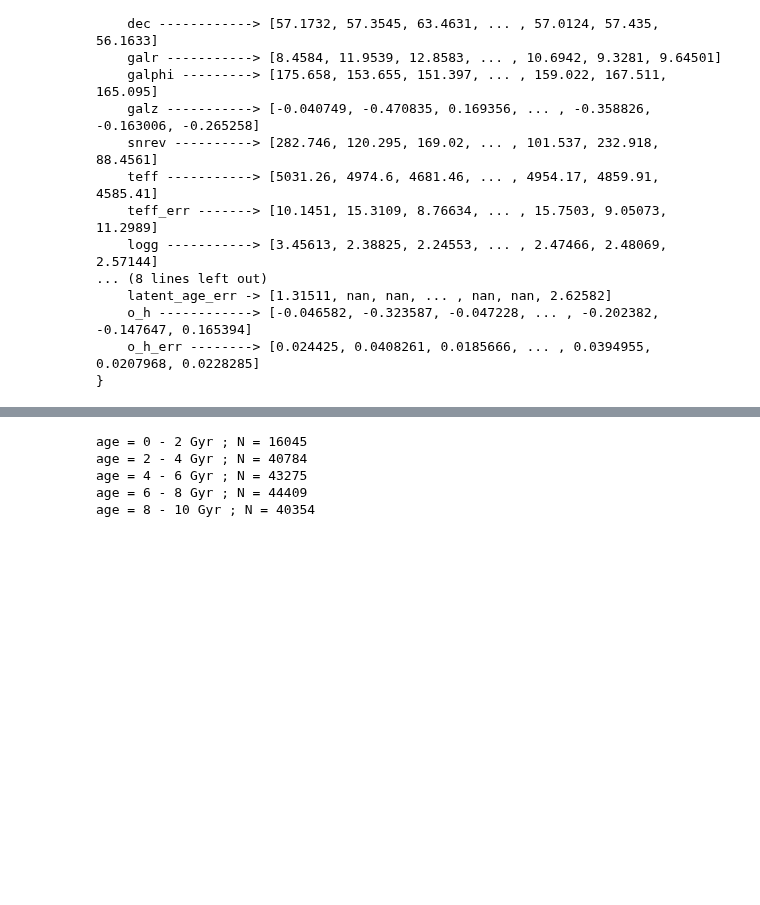
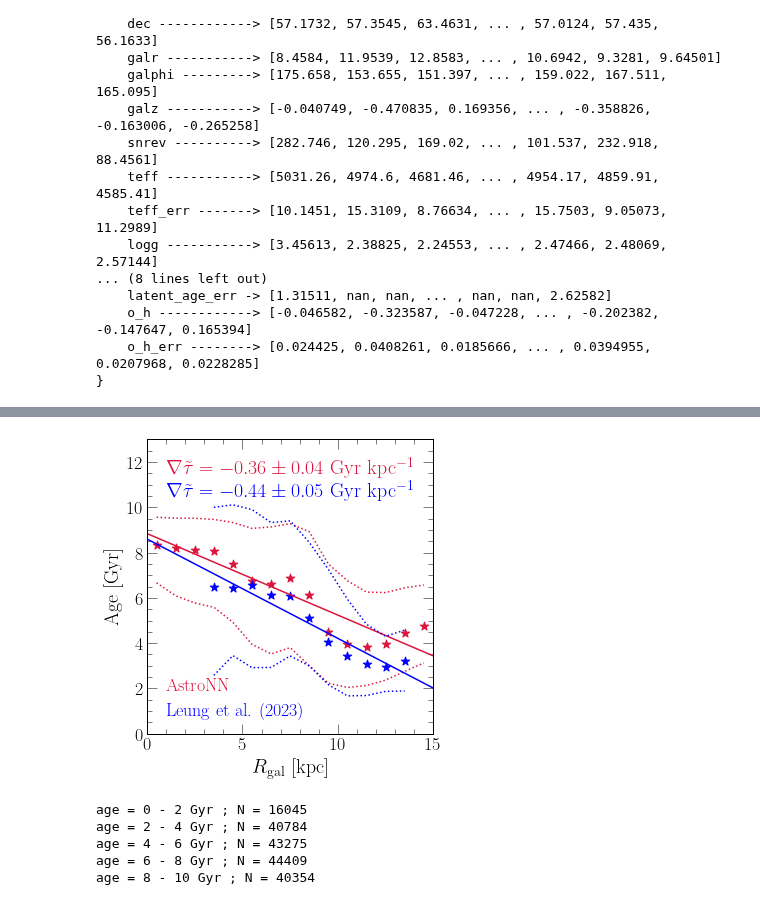
Before and after one commit to giganano/outflows, a Jupyter notebook: notebooks/apogee.ipynb, the cells around one changed output, grey strips where cells are left out. Saved outputs shown, nothing was run; the diff lists cells and outputs as text; code cells hidden in the pictures; blank space fills up the shorter version.

```diff
--- a/notebooks/apogee.ipynb
+++ b/notebooks/apogee.ipynb
@@ -115,0 +207,86 @@ plt.show()
+# %%
+fig = plt.figure(figsize = (5, 5))
+ax = fig.add_subplot(111)
+ax.set_xlabel(r"$R_\text{gal}$ [kpc]")
+ax.set_ylabel(r"Age [Gyr]")
+ax.set_xlim([0, 15])
+ax.set_ylim([0, 13])
+
+class line:
+
+    def __init__(self, slope, intercept):
+        self.slope = slope
+        self.intercept = intercept
+
+    def __call__(self, x):
+        return self.slope * x + self.intercept
+
+def plot_dist(filename, **additional_kwargs):
+    raw = np.genfromtxt(filename)
+    radii = [(a + b) / 2 for a, b in zip([row[0] for row in raw], [row[1] for row in raw])]
+    lower = [row[2] for row in raw]
+    medians = [row[3] for row in raw]
+    upper = [row[4] for row in raw]
+    fitdata = []
+    for i in range(len(medians)):
+        if medians[i] > 0: fitdata.append([radii[i], medians[i]])
+    regression = linregress(fitdata)
+    print(filename)
+    print("slope: %.3f +/- %.3f" % (regression.slope, regression.stderr))
+    print("intercept: %.3f +/- %.3f" % (regression.intercept, regression.intercept_stderr))
+    print("r^2: %.3f" % (regression.rvalue**2))
+    print("p: %.3e" % (regression.pvalue))
+    print("========================================")
+    kwargs = {
+        "marker": markers()["star"],
+        "s": 80
+    }
+    for key in additional_kwargs.keys(): kwargs[key] = additional_kwargs[key]
+    ax.scatter(radii, medians, **kwargs)
+    fit = line(regression.slope, regression.intercept)
+    kwargs = {
+        "linestyle": '-'
+    }
+    for key in additional_kwargs.keys():
+        if key == "label": continue
+        kwargs[key] = additional_kwargs[key]
+    ax.plot(ax.get_xlim(), [fit(r) for r in ax.get_xlim()], **kwargs)
+    kwargs["linestyle"] = ':'
+    kwargs["label"] = None
+    kwargs["marker"] = None
+    if "s" in kwargs.keys(): del kwargs["s"]
+    ax.plot(radii, lower, **kwargs)
+    ax.plot(radii, upper, **kwargs)
+
+kwargs = {
+    "c": named_colors()["crimson"],
+    "label": "AstroNN"
+#     "label": r"$\nabla\tau = -0.36 \pm 0.04$ Gyr kpc$^{-1}$"
+}
+
+plot_dist("./astronn_agedist.out", **kwargs)
+kwargs["c"] = named_colors()["blue"]
+kwargs["label"] = "Leung et al. (2023)"
+# kwargs["label"] = r"$\nabla\tau = -0.44 \pm 0.05$ Gyr kpc$^{-1}$"
+plot_dist("./latent_agedist.out", **kwargs)
+
+ax.text(1, 11.5, r"$\nabla\tilde{\tau} = -0.36 \pm 0.04$ Gyr kpc$^{-1}$",
+    c = named_colors()["crimson"], fontsize = 20)
+ax.text(1, 10.5, r"$\nabla\tilde{\tau} = -0.44 \pm 0.05$ Gyr kpc$^{-1}$",
+    c = named_colors()["blue"], fontsize = 20)
+
+kwargs = {
+    "loc": mpl_loc("lower left"),
+    "bbox_to_anchor": (-0.01, -0.01),
+    "handlelength": 0
+}
+leg = ax.legend(**kwargs)
+fancy_legend(leg, ["crimson", "blue"])
+
+plt.tight_layout()
+for ext in ["pdf", "jpeg"]:
+    kwargs = {}
+    if ext == "jpeg": kwargs["dpi"] = 200
+    plt.savefig("./apogee/age_gradient.%s" % (ext), **kwargs)
+plt.show()
+# %% [output]
@@ -116,3 +305,4 @@ plt.show()
+[figure, added]
 # %%
 N_SAMPLE = 5000
 random.seed(a = 1)
```
Also changed, not shown: parts of 6 cells of this notebook, 6 other files.
